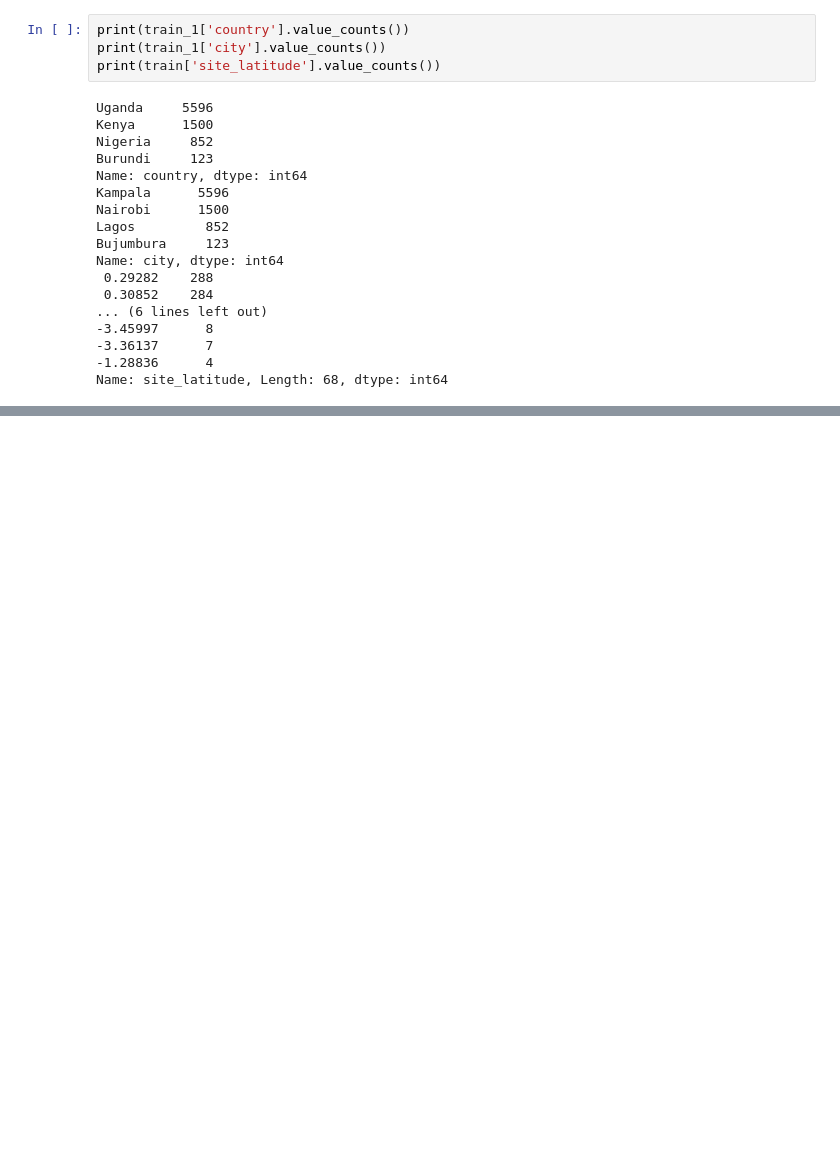
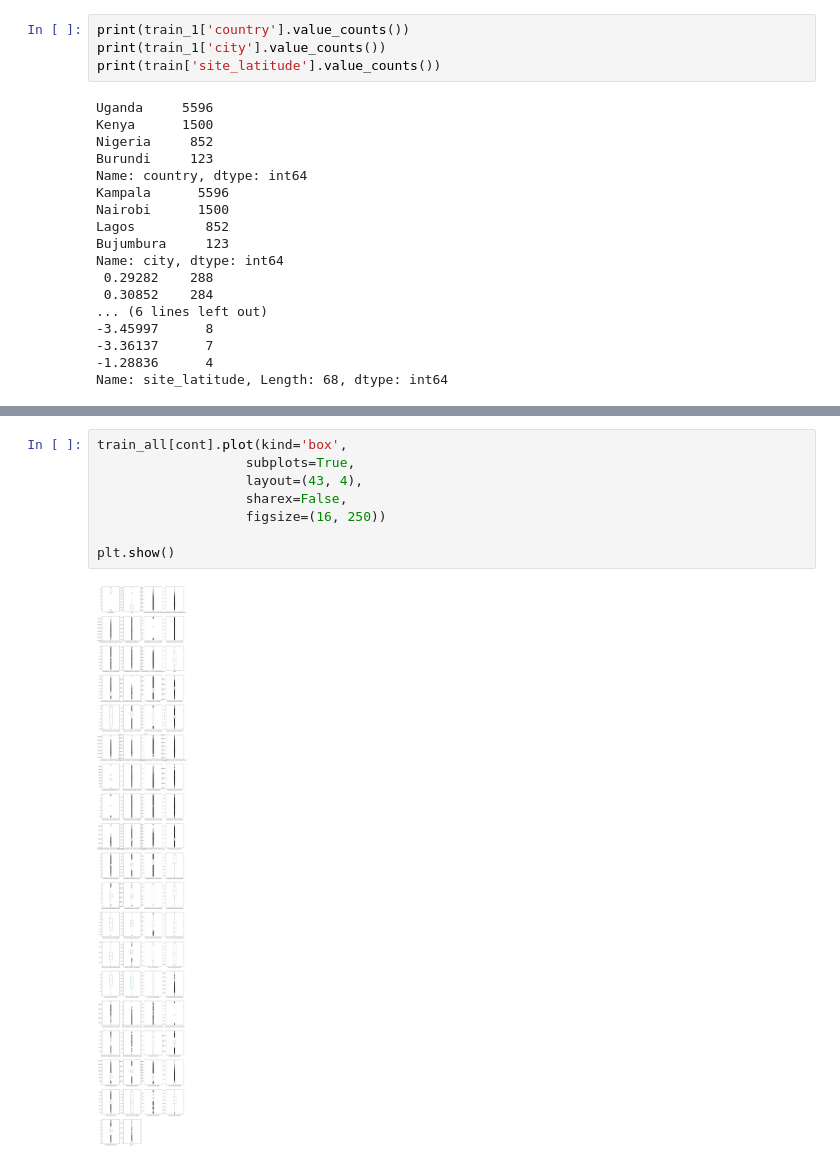
Before and after one commit to Joakimanochie/Univelcity_Capstone, a Jupyter notebook: Airqo_model/Airqo_model.ipynb, the cells around one changed output, grey strips where cells are left out. Saved outputs shown, nothing was run; the diff lists cells and outputs as text; blank space fills up the shorter version.

```diff
--- a/Airqo_model/Airqo_model.ipynb
+++ b/Airqo_model/Airqo_model.ipynb
@@ -396,0 +406,10 @@ sns.pairplot(train_1)
+# %%
+train_all[cont].plot(kind='box',
+                   subplots=True,
+                   layout=(43, 4),
+                   sharex=False,
+                   figsize=(16, 250))
+
+plt.show()
+# %% [output]
+[figure, added]
```
Also changed, not shown: parts of 5 cells of this notebook.
